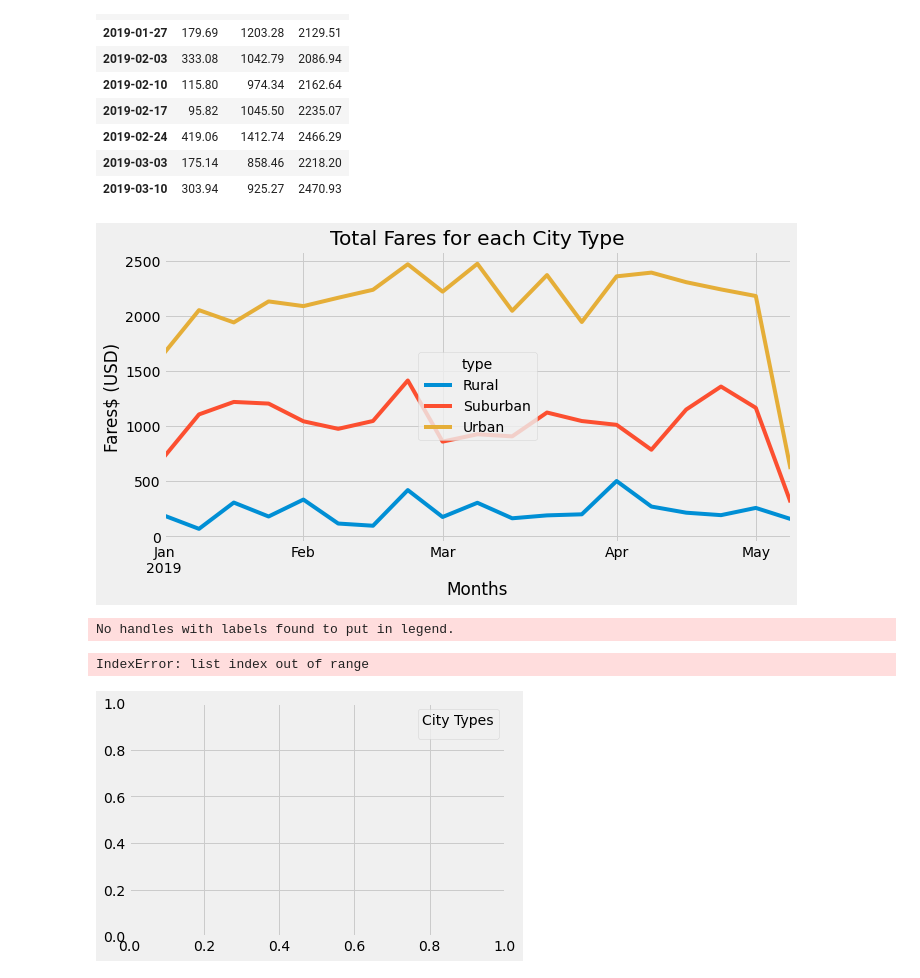
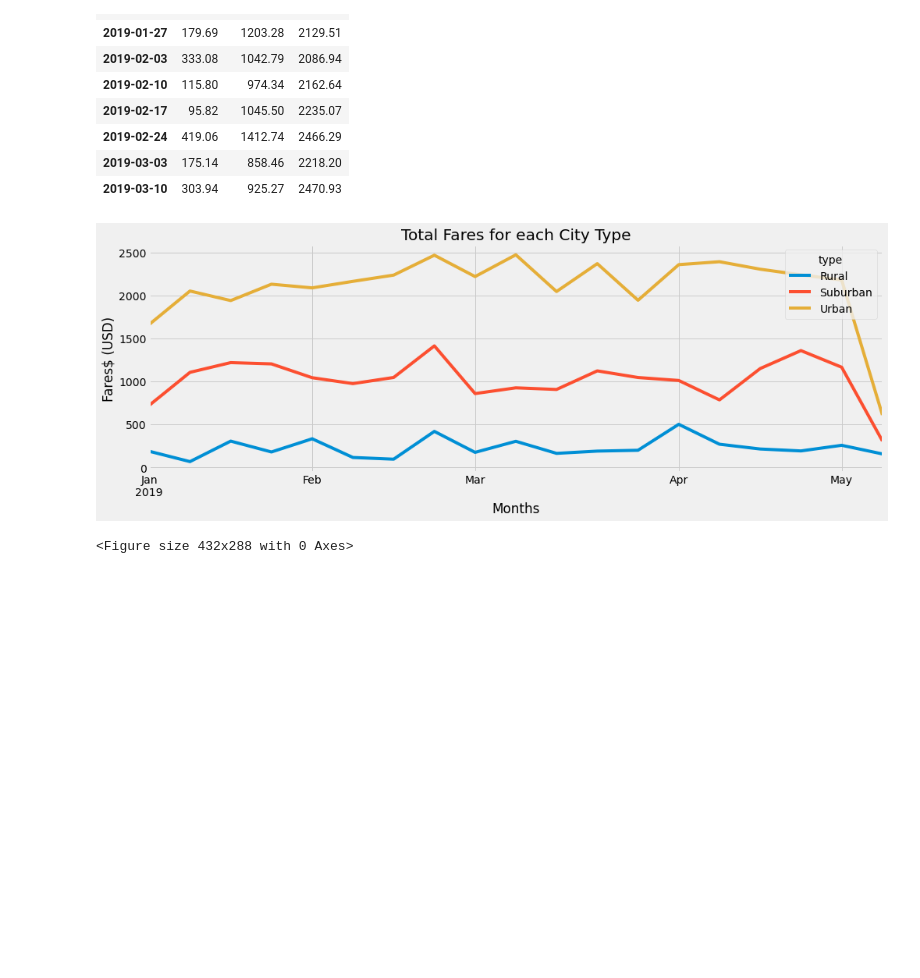
Before and after one commit to matchagreenT/PyBer_Analysis, a Jupyter notebook: PyBer_Challenge.ipynb, the cells around one changed output. Drawn from its saved outputs; the diff is of its cells as text; code cells hidden in the pictures; blank space fills up the shorter version.

```diff
--- a/PyBer_Challenge.ipynb
+++ b/PyBer_Challenge.ipynb
@@ -239,28 +239,19 @@ df.head(10)
 | 2019-03-10 | 303.94 | 925.27 | 2470.93 |
 # %%
 # 8. Using the object-oriented interface method, plot the resample DataFrame using the df.plot() function.
-df.plot(figsize = (10, 5))
+df.plot(figsize = (15, 5))
 # Import the style from Matplotlib.
 from matplotlib import style
 # Use the graph style fivethirtyeight.
 style.use('fivethirtyeight')
 plt.xlabel("Months")
 plt.ylabel("Fares$ (USD)")
 plt.title('Total Fares for each City Type')
 
 
 plt.show()
 
 plt.savefig("analysis/PyBer_fare_summary.png")
-
-lgnd = plt.legend(fontsize="12", mode="Expanded",
-         title="City Types")
-lgnd.legendHandles[0]._sizes = [75]
-lgnd.legendHandles[1]._sizes = [75]
-lgnd.legendHandles[2]._sizes = [75]
-lgnd.get_title().set_fontsize(12)
 # %% [output]
-[figure, old version]
+[figure, new version]
-No handles with labels found to put in legend.
+<Figure size 432x288 with 0 Axes>
-IndexError: list index out of range
-[figure, removed]
```
Also changed, not shown: 1 other file.
